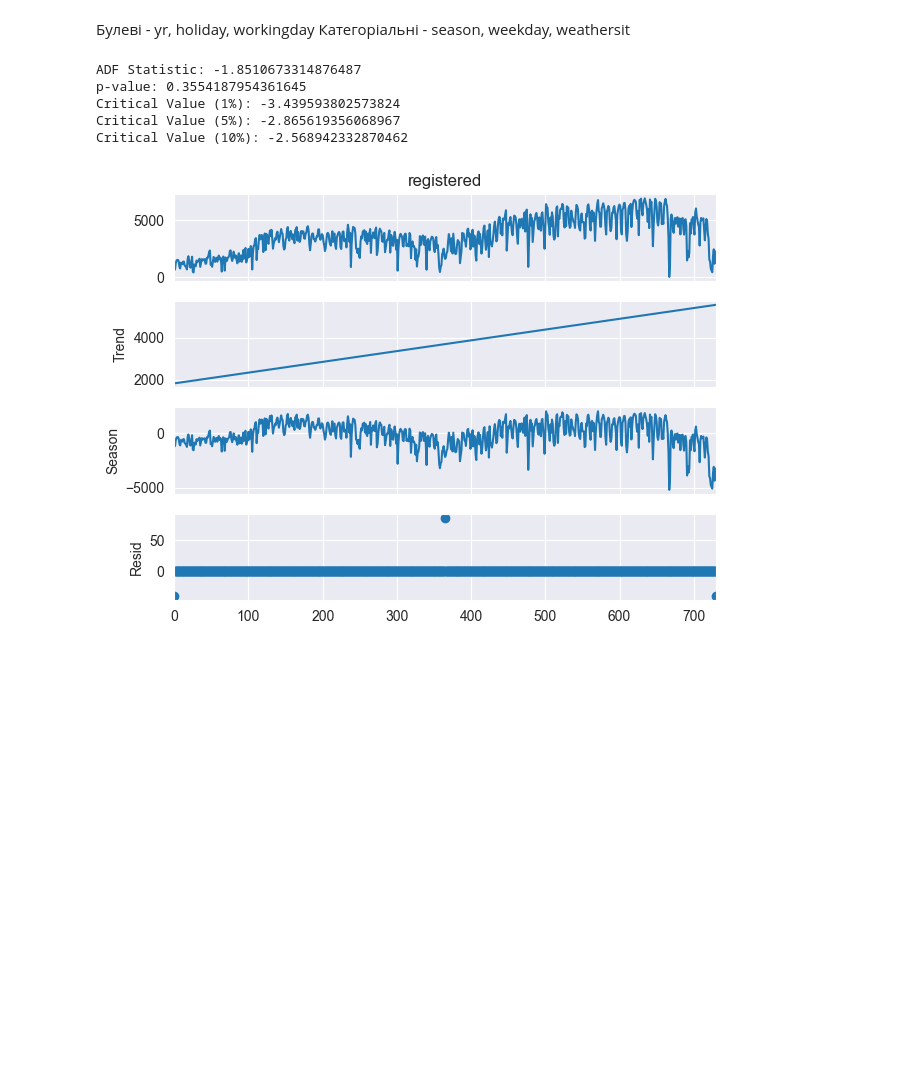
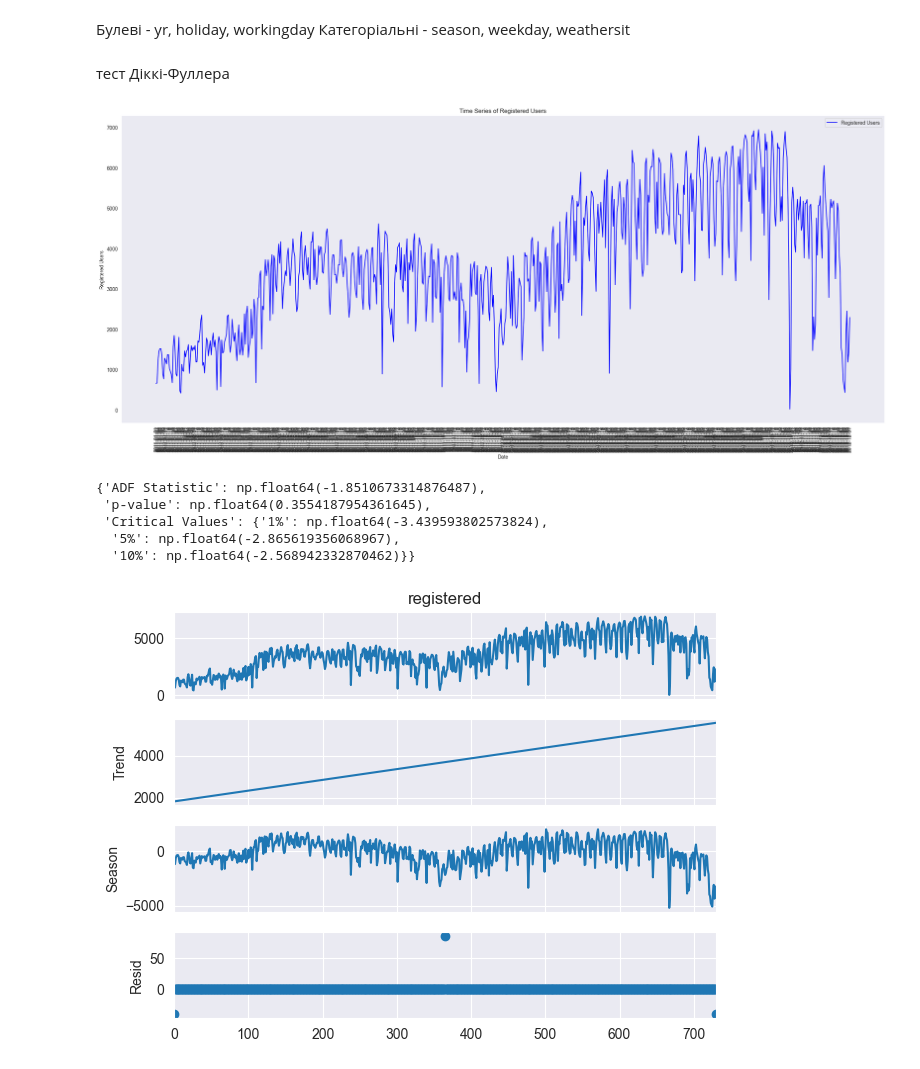
Before and after one commit to Valakas148/TML, a Jupyter notebook: lr1.ipynb, the cells around one changed output. Saved outputs shown, nothing was run; the diff lists cells and outputs as text; code cells hidden in the pictures; blank space fills up the shorter version.

```diff
--- a/lr1.ipynb
+++ b/lr1.ipynb
@@ -108,21 +110,35 @@ for column in df.columns:
 # %% [markdown]
 Булеві - yr, holiday, workingday
 Категоріальні - season, weekday, weathersit
-# %%
-# Функція для проведення тесту Діккі-Фуллера
-def adf_test(series):
-    result = adfuller(series)
-    print('ADF Statistic:', result[0])
-    print('p-value:', result[1])
-    for key, value in result[4].items():
-        print(f'Critical Value ({key}): {value}')
-
-# Аналіз стаціонарності для загальної кількості registered
-adf_test(df['registered'])
-# %% [output]
-ADF Statistic: -1.8510673314876487
-p-value: 0.3554187954361645
-Critical Value (1%): -3.439593802573824
-Critical Value (5%): -2.865619356068967
-Critical Value (10%): -2.568942332870462
+# %% [markdown]
+тест Діккі-Фуллера
+# %%
+
+adf_test = adfuller(df['registered'])
+
+
+plt.figure(figsize=(22, 10))
+plt.plot(df['dteday'], df['registered'], label='Registered Users', color='blue')
+plt.xlabel('Date')
+plt.ylabel('Registered Users')
+plt.title('Time Series of Registered Users')
+plt.xticks(rotation=90)
+plt.grid()
+plt.tight_layout()
+plt.legend()
+plt.show()
+
+adf_test_results = {
+    "ADF Statistic": adf_test[0],
+    "p-value": adf_test[1],
+    "Critical Values": adf_test[4]
+}
+adf_test_results
+# %% [output]
+[figure, added]
+{'ADF Statistic': np.float64(-1.8510673314876487),
+ 'p-value': np.float64(0.3554187954361645),
+ 'Critical Values': {'1%': np.float64(-3.439593802573824),
+  '5%': np.float64(-2.865619356068967),
+  '10%': np.float64(-2.568942332870462)}}
 # %%
```
Also changed, not shown: parts of 37 cells of this notebook.
